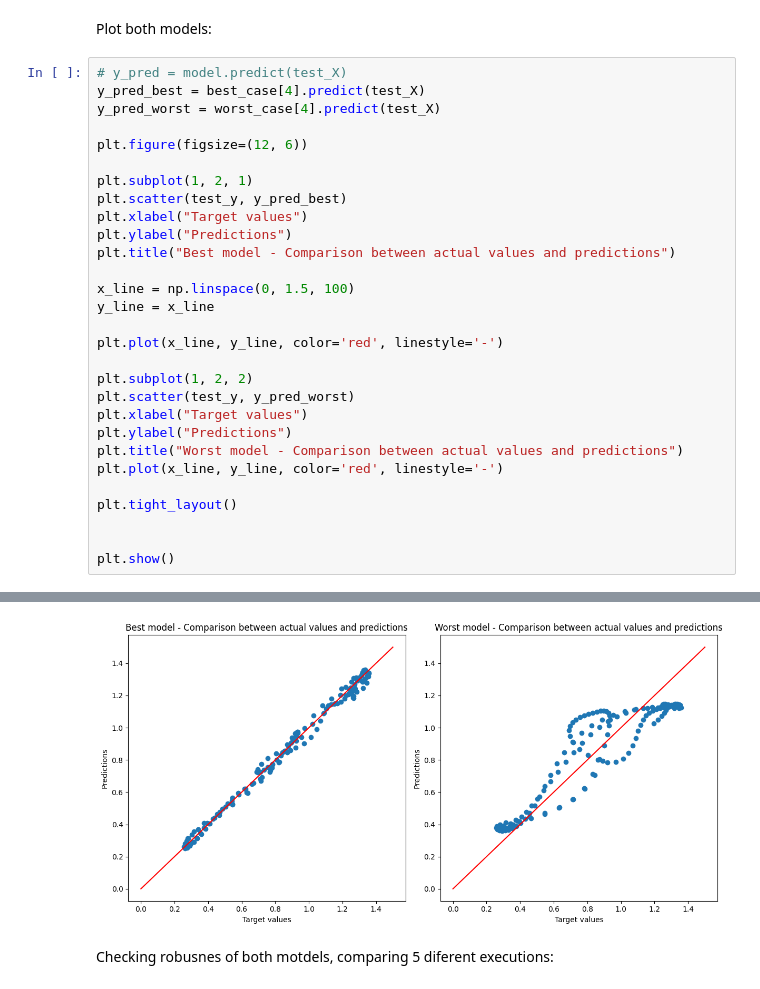
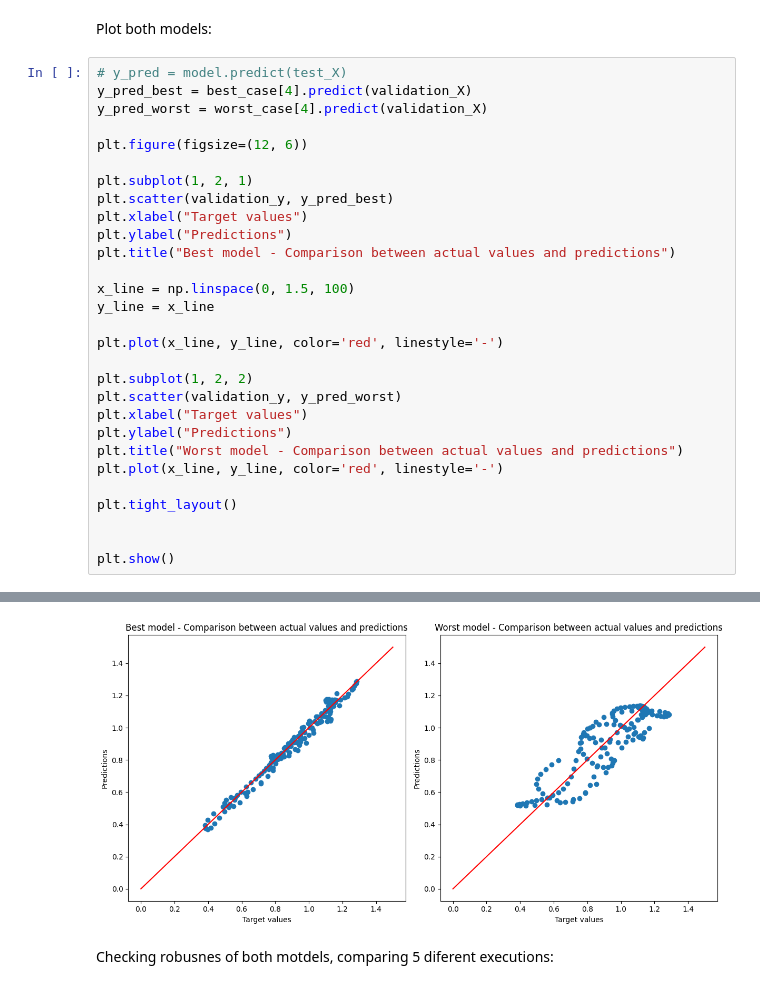
Before and after one commit to Seyoooo/ANNandDAlabs, a Jupyter notebook: Lab1b/lab1b-4_3-Pablo.ipynb, the cells around one changed output, grey strips where cells are left out. Cells and saved outputs as stored; diff of their text form.

```diff
--- a/Lab1b/lab1b-4_3-Pablo.ipynb
+++ b/Lab1b/lab1b-4_3-Pablo.ipynb
@@ -265,13 +265,13 @@ file.close()
 Plot both models:
 # %%
 # y_pred = model.predict(test_X)
-y_pred_best = best_case[4].predict(test_X)
-y_pred_worst = worst_case[4].predict(test_X)
+y_pred_best = best_case[4].predict(validation_X)
+y_pred_worst = worst_case[4].predict(validation_X)
 
 plt.figure(figsize=(12, 6))
 
 plt.subplot(1, 2, 1)
-plt.scatter(test_y, y_pred_best)
+plt.scatter(validation_y, y_pred_best)
 plt.xlabel("Target values")
 plt.ylabel("Predictions")
 plt.title("Best model - Comparison between actual values and predictions")
@@ -282,7 +282,7 @@ y_line = x_line
 plt.plot(x_line, y_line, color='red', linestyle='-')
 
 plt.subplot(1, 2, 2)
-plt.scatter(test_y, y_pred_worst)
+plt.scatter(validation_y, y_pred_worst)
 plt.xlabel("Target values")
 plt.ylabel("Predictions")
 plt.title("Worst model - Comparison between actual values and predictions")
@@ -298,4 +298,4 @@ plt.show()
-[figure, old version]
+[figure, new version]
 # %% [markdown]
 Checking robusnes of both motdels, comparing 5 diferent executions:
 # %%
```
Also changed, not shown: parts of 2 cells of this notebook.
